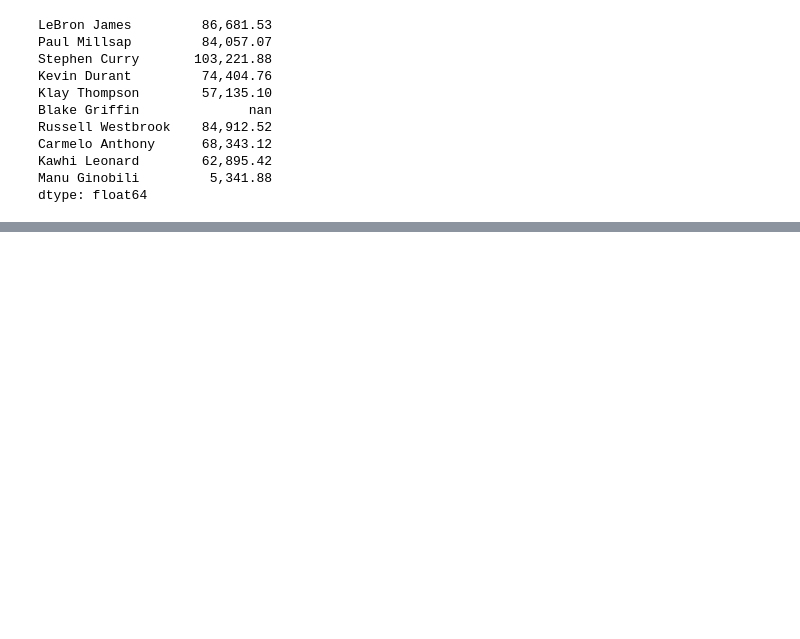
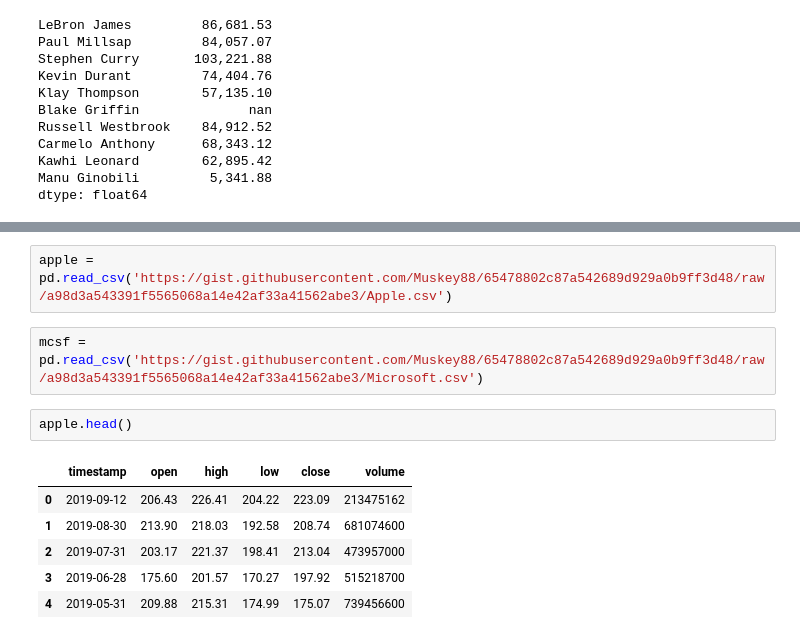
Before and after one commit to snyderjamie/ds-class-4-hierarchical-data-grouping-and-aggregations, a Jupyter notebook: 5 - Apply, applymap and map.ipynb, the cells around one changed output, grey strips where cells are left out. Saved outputs shown, nothing was run; the diff lists cells and outputs as text; blank space fills up the shorter version.

```diff
--- a/5 - Apply, applymap and map.ipynb
+++ b/5 - Apply, applymap and map.ipynb
@@ -371,3 +385,16 @@ Manu Ginobili         5,341.88
 dtype: float64
 # %% [markdown]
 ![separator2](https://user-images.githubusercontent.com/7065401/39119518-59fa51ce-46ec-11e8-8503-5f8136558f2b.png)
+# %%
+apple = pd.read_csv('https://gist.githubusercontent.com/Muskey88/65478802c87a542689d929a0b9ff3d48/raw/a98d3a543391f5565068a14e42af33a41562abe3/Apple.csv')
+# %%
+mcsf = pd.read_csv('https://gist.githubusercontent.com/Muskey88/65478802c87a542689d929a0b9ff3d48/raw/a98d3a543391f5565068a14e42af33a41562abe3/Microsoft.csv')
+# %%
+apple.head()
+# %% [output]
+|  | timestamp | open | high | low | close | volume |
+| 0 | 2019-09-12 | 206.43 | 226.41 | 204.22 | 223.09 | 213475162 |
+| 1 | 2019-08-30 | 213.90 | 218.03 | 192.58 | 208.74 | 681074600 |
+| 2 | 2019-07-31 | 203.17 | 221.37 | 198.41 | 213.04 | 473957000 |
+| 3 | 2019-06-28 | 175.60 | 201.57 | 170.27 | 197.92 | 515218700 |
+| 4 | 2019-05-31 | 209.88 | 215.31 | 174.99 | 175.07 | 739456600 |
```
Also changed, not shown: parts of 10 cells of this notebook, 4 other files.
